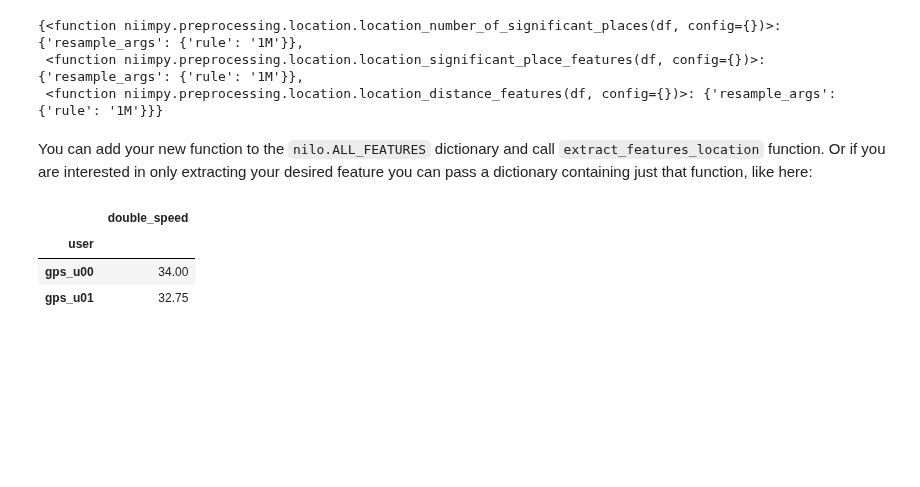
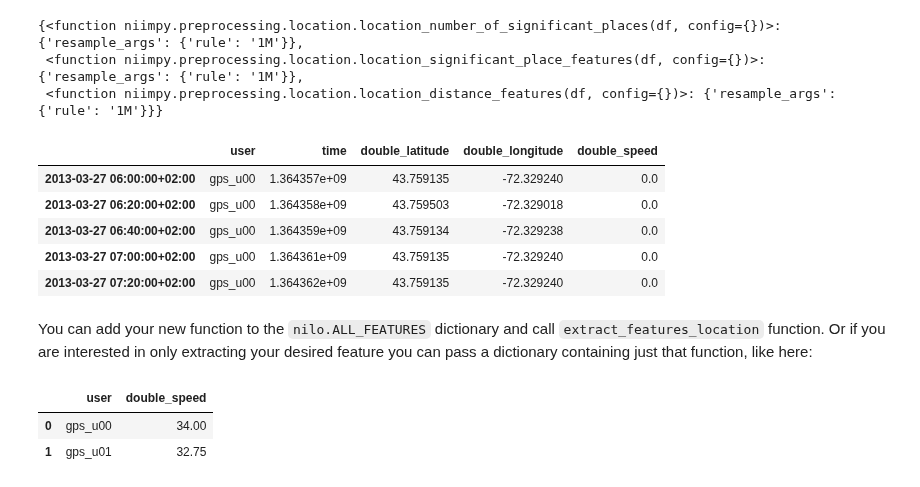
Before and after one commit to digitraceslab/niimpy, a Jupyter notebook: docs/demo_notebooks/location.ipynb, the cells around one changed output. Saved outputs shown, nothing was run; the diff lists cells and outputs as text; code cells hidden in the pictures; blank space fills up the shorter version.

Commit message:
Fix location notebook The custom feature should return a dataframe

```diff
--- a/docs/demo_notebooks/location.ipynb
+++ b/docs/demo_notebooks/location.ipynb
@@ -161,21 +159,30 @@ nilo.ALL_FEATURES
 {<function niimpy.preprocessing.location.location_number_of_significant_places(df, config={})>: {'resample_args': {'rule': '1M'}},
  <function niimpy.preprocessing.location.location_significant_place_features(df, config={})>: {'resample_args': {'rule': '1M'}},
  <function niimpy.preprocessing.location.location_distance_features(df, config={})>: {'resample_args': {'rule': '1M'}}}
+# %%
+binned_data.head()
+# %% [output]
+|  | user | time | double_latitude | double_longitude | double_speed |
+| 2013-03-27 06:00:00+02:00 | gps_u00 | 1.364357e+09 | 43.759135 | -72.329240 | 0.0 |
+| 2013-03-27 06:20:00+02:00 | gps_u00 | 1.364358e+09 | 43.759503 | -72.329018 | 0.0 |
+| 2013-03-27 06:40:00+02:00 | gps_u00 | 1.364359e+09 | 43.759134 | -72.329238 | 0.0 |
+| 2013-03-27 07:00:00+02:00 | gps_u00 | 1.364361e+09 | 43.759135 | -72.329240 | 0.0 |
+| 2013-03-27 07:20:00+02:00 | gps_u00 | 1.364362e+09 | 43.759135 | -72.329240 | 0.0 |
 # %% [markdown]
 You can add your new function to the `nilo.ALL_FEATURES` dictionary and call `extract_features_location` function. Or if you are interested in only extracting your desired feature you can pass a dictionary containing just that function, like here:
 # %%
 # customized function
 def max_speed(df, feature_arg):
     grouped = df.groupby('user')
-    return grouped['double_speed'].max()
+    df = grouped['double_speed'].max().reset_index('user')
+    return df
 
 customized_features = nilo.extract_features_location(
     binned_data,
     features={max_speed: {}}
 )
 customized_features
 # %% [output]
-|  | double_speed |
-| user |  |
-| gps_u00 | 34.00 |
-| gps_u01 | 32.75 |
+|  | user | double_speed |
+| 0 | gps_u00 | 34.00 |
+| 1 | gps_u01 | 32.75 |
```
Also changed, not shown: parts of 4 cells of this notebook.
